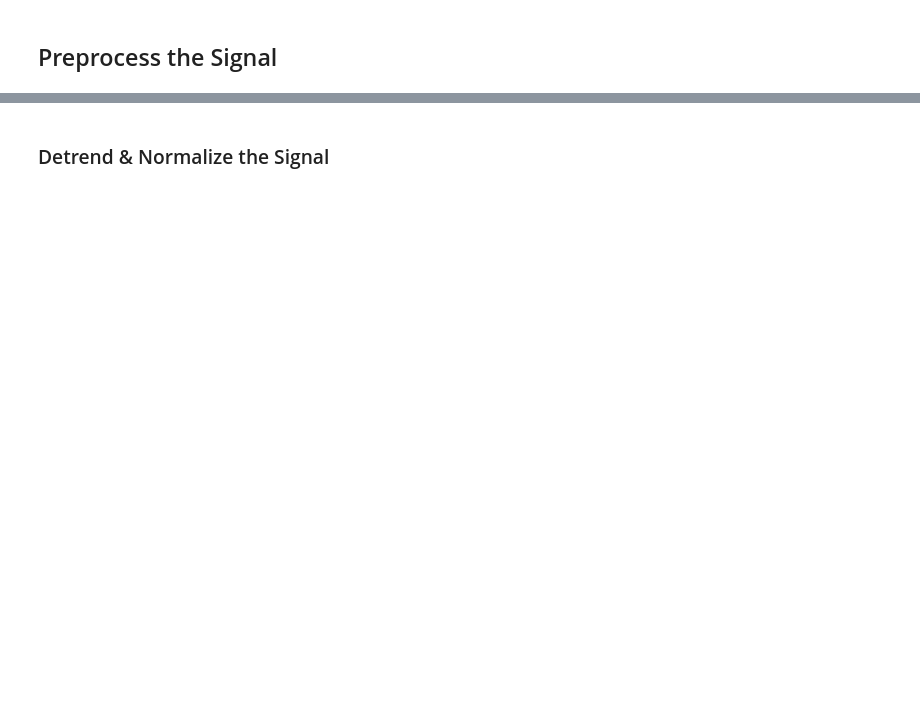
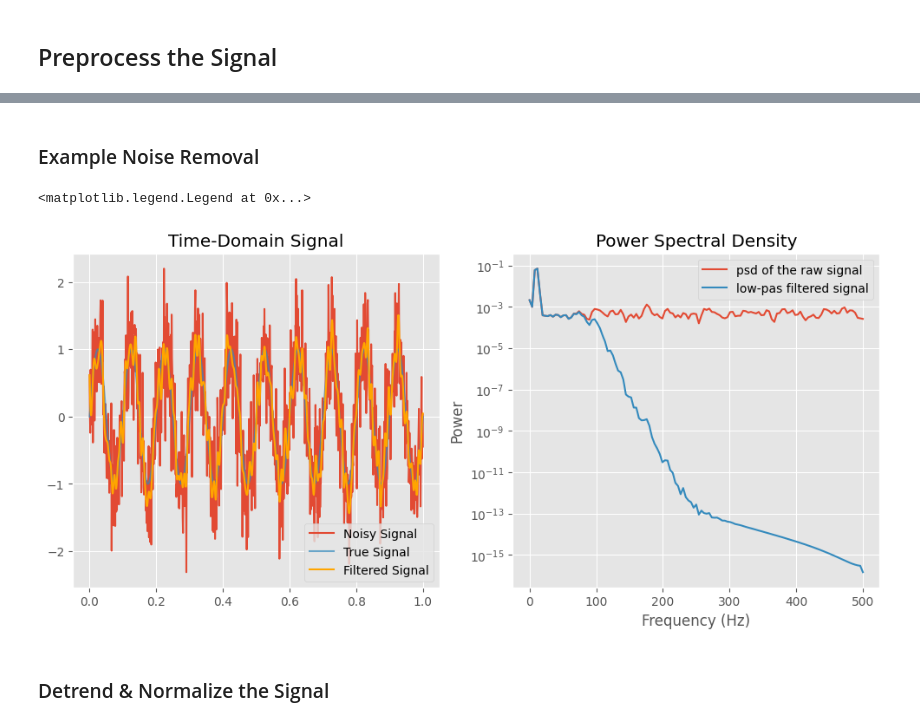
Before and after one commit to efwoods/Neuralink-Compression-Challenge, a Jupyter notebook: analysis/neuralink_spike_detection_analysis.ipynb, the cells around one changed output, grey strips where cells are left out. Saved outputs shown, nothing was run; the diff lists cells and outputs as text; code cells hidden in the pictures; blank space fills up the shorter version.

```diff
--- a/analysis/neuralink_spike_detection_analysis.ipynb
+++ b/analysis/neuralink_spike_detection_analysis.ipynb
@@ -415,0 +433,2 @@ array([-352, -416, -288, ...,  287,  223, -288], dtype=int16)
+# %% [markdown]
+### Example Noise Removal
@@ -416,3 +471,31 @@ array([-352, -416, -288, ...,  287,  223, -288], dtype=int16)
+# %%
+# Plot the time domain
+plt.figure(figsize=(12,5))
+plt.subplot(1,2,1)
+plt.plot(t, data, label="Noisy Signal")
+plt.plot(t, signal, label="True Signal", alpha=0.7)
+plt.plot(t, filtered_data, label="Filtered Signal", color='orange')
+plt.legend()
+plt.title("Time-Domain Signal")
+
+# Plot frequency spectrum
+plt.subplot(1,2,2)
+plt.semilogy(f, Pxx, label='psd of the raw signal')
+plt.semilogy(filterd_data_f, filtered_data_Pxx, label='low-pas filtered signal')
+plt.xlabel("Frequency (Hz)")
+plt.ylabel("Power")
+plt.title("Power Spectral Density")
+plt.legend()
+
+# plt.subplot(1, 3, 3)
+# plt.title("Filtered Signal (Low-Pass)")
+# plt.xlabel("Time [s]")
+# plt.ylabel("Amplitude")
+# plt.legend()
+# plt.show()
+# %% [output]
+<matplotlib.legend.Legend at 0x...>
+[figure, added]
 # %% [markdown]
 ### Detrend & Normalize the Signal
 # %%
```
Also changed, not shown: parts of 21 cells of this notebook.
